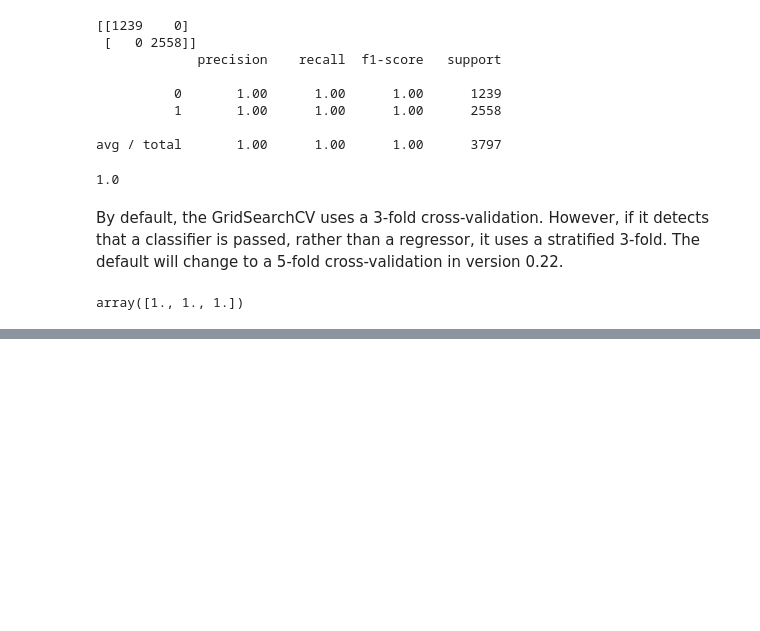
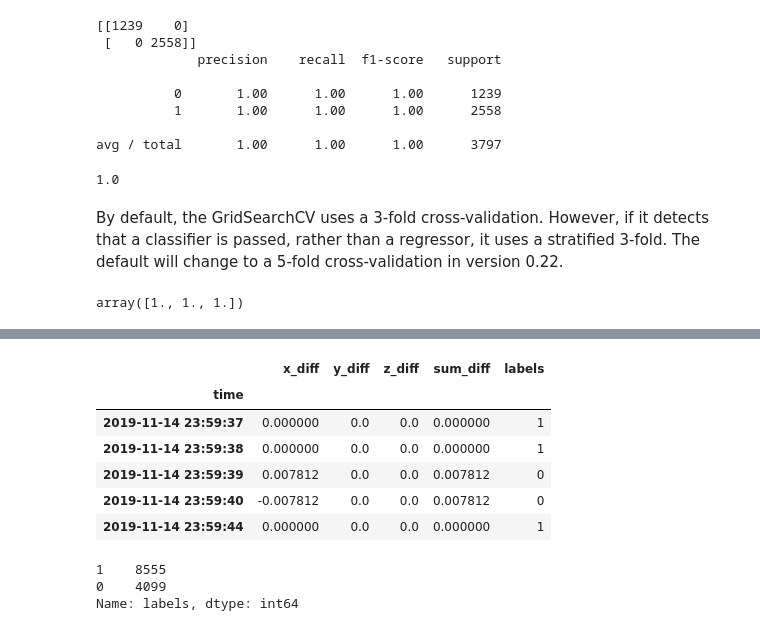
Before and after one commit to tanzimtaher/Predicting-Estrus-in-Cattle-from-Accelerometer-Data, a Jupyter notebook: Script.ipynb, the cells around one changed output, grey strips where cells are left out. Saved outputs shown, nothing was run; the diff lists cells and outputs as text; code cells hidden in the pictures; blank space fills up the shorter version.

Commit message:
Added the predict section

```diff
--- a/Script.ipynb
+++ b/Script.ipynb
@@ -805,0 +837,17 @@ joblib.dump(model, path + "svm_for_cow.pkl")
+# %%
+# rename columns
+cow.rename(columns={ cow.columns[1]: "x_diff" }, inplace = True)
+cow.rename(columns={ cow.columns[2]: "y_diff" }, inplace = True)
+cow.rename(columns={ cow.columns[3]: "z_diff" }, inplace = True)
+
+# turn time to index
+cow = cow.set_index('time')
+
+# now calculate the differences between consecutive rows
+cow = cow.diff(axis=0, periods=1)
+
+# now calculate the sum_diff
+cow['sum_diff'] = abs(cow['x_diff']) + abs(cow['y_diff']) + abs(cow['z_diff'])
+
+# now drop rows with na values
+cow = cow.dropna()
@@ -805,0 +865,28 @@ joblib.dump(model, path + "svm_for_cow.pkl")
+# %%
+# Load model from file
+classifier = joblib.load("svm_for_cow.pkl")
+# %%
+# now predict on the test set using the predict method
+y_pred = classifier.predict(cow)
+# %%
+labels = y_pred
+
+cow['labels'] = labels
+# %%
+# check
+cow.head()
+# %% [output]
+|  | x_diff | y_diff | z_diff | sum_diff | labels |
+| time |  |  |  |  |  |
+| 2019-11-14 23:59:37 | 0.000000 | 0.0 | 0.0 | 0.000000 | 1 |
+| 2019-11-14 23:59:38 | 0.000000 | 0.0 | 0.0 | 0.000000 | 1 |
+| 2019-11-14 23:59:39 | 0.007812 | 0.0 | 0.0 | 0.007812 | 0 |
+| 2019-11-14 23:59:40 | -0.007812 | 0.0 | 0.0 | 0.007812 | 0 |
+| 2019-11-14 23:59:44 | 0.000000 | 0.0 | 0.0 | 0.000000 | 1 |
+# %%
+# find out the value counts
+cow['labels'].value_counts()
+# %% [output]
+1    8555
+0    4099
+Name: labels, dtype: int64
```
Also changed, not shown: parts of 14 cells of this notebook, 2 other files.
